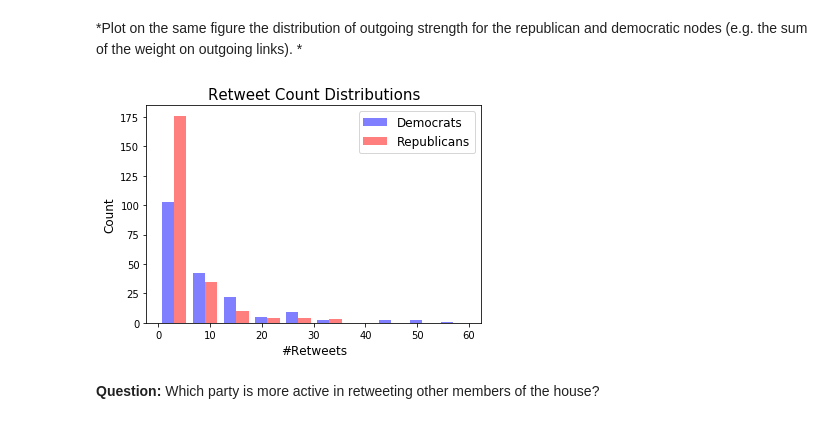
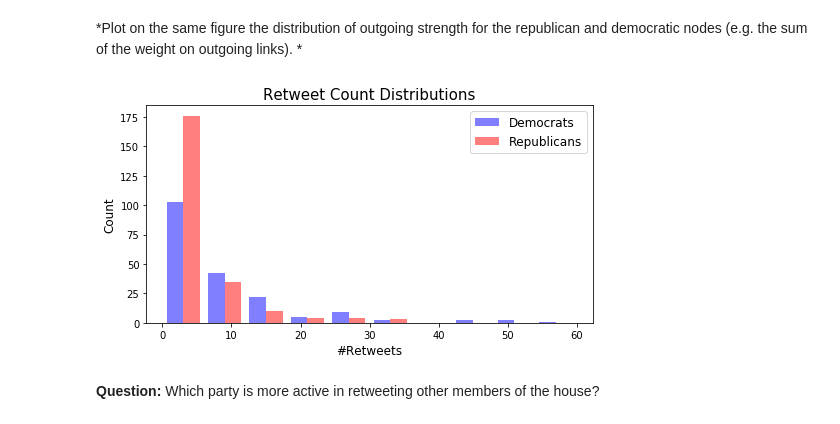
Before and after one commit to rflperry/socialgraphs2018, a Jupyter notebook: assignment2/analysis.ipynb, the cells around one changed output. Cells and saved outputs as stored; diff of their text form; code cells hidden in the pictures.

```diff
--- a/assignment2/analysis.ipynb
+++ b/assignment2/analysis.ipynb
@@ -257,15 +257,16 @@ demo_names = list(all_members[all_members.Party == "Democratic"].tw_name)
 outgoing_repub = [sum_retweets(retweets, name) for name in repub_names]
 outgoing_demo = [sum_retweets(retweets, name) for name in demo_names]
 # %%
+plt.figure(figsize=(8,4))
 _,bins,_ = plt.hist(outgoing_repub,bins,alpha=0.5,color='red')
 plt.clf()
 _ = plt.hist([outgoing_demo,outgoing_repub],bins,alpha=0.5,color=['blue','red'],label=['Democrats','Republicans'])
 plt.title('Retweet Count Distributions',fontsize=15)
 plt.xlabel("#Retweets",fontsize=12); plt.ylabel("Count",fontsize=12);
 plt.legend(loc='upper right',fontsize=12)
 plt.savefig('../docs/images/retweet_hist.png',bbox_inches='tight')
 # %% [output]
-[figure, old version]
+[figure, new version]
 # %% [markdown]
 **Question:** Which party is more active in retweeting other members of the house?
 # %%
```
Also changed, not shown: parts of 3 cells of this notebook, 8 other files.
